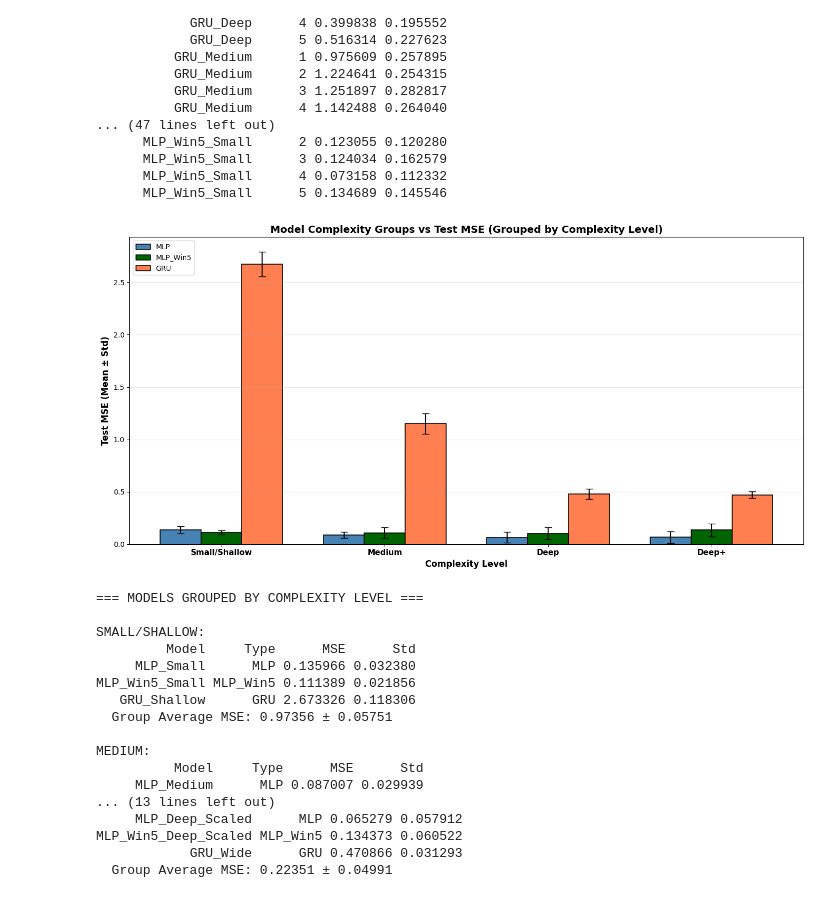
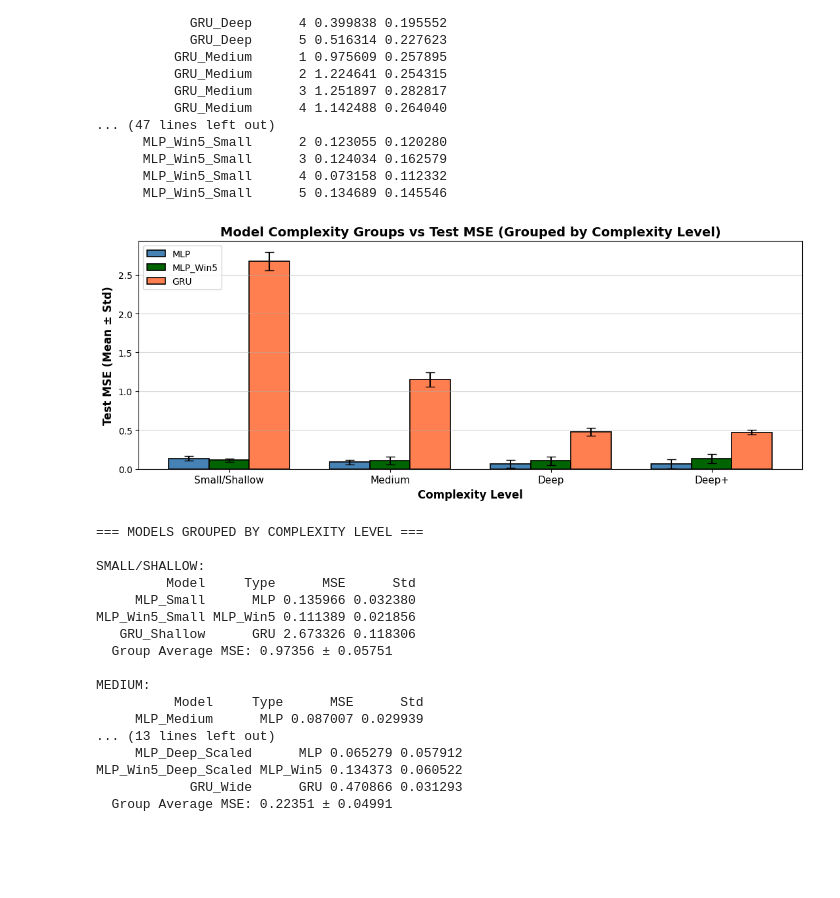
Before and after one commit to theguega/mpc_neural_surrogate, a Jupyter notebook: scripts/mpc_surrogate_training.ipynb, the cells around one changed output. Saved outputs shown, nothing was run; the diff lists cells and outputs as text; code cells hidden in the pictures; blank space fills up the shorter version.

Commit message:
Modification to Plots and Report
Removed rotated words
Updated plots and figures
Cut a bit, but still need to continue cutting

```diff
--- a/scripts/mpc_surrogate_training.ipynb
+++ b/scripts/mpc_surrogate_training.ipynb
@@ -1148,7 +1148,7 @@ for group, models in complexity_groups.items():
             })
 
 # Create grouped bar chart
-fig, ax = plt.subplots(figsize=(14, 7))
+fig, ax = plt.subplots(figsize=(11, 4.5))
 
 # Define bar positions and colors
 groups = list(complexity_groups.keys())
@@ -1174,36 +1174,36 @@ for group in groups:
 
         # Add label only once per type
         label = model_type if model_type not in legend_added else ''
         if model_type not in legend_added:
             legend_added.add(model_type)
 
         ax.bar(x_pos, model_data['MSE'], bar_width,
                yerr=model_data['Std'], label=label,
                capsize=5, edgecolor='black', linewidth=1.2, color=color)
 
     group_index += 1
 
 # Formatting
 ax.set_xlabel('Complexity Level', fontsize=12, fontweight='bold')
 ax.set_ylabel('Test MSE (Mean ± Std)', fontsize=12, fontweight='bold')
 ax.set_title('Model Complexity Groups vs Test MSE (Grouped by Complexity Level)', fontsize=14, fontweight='bold')
 ax.set_xticks(np.arange(len(groups)))
-ax.set_xticklabels(groups, fontsize=11, fontweight='bold')
+ax.set_xticklabels(groups, fontsize=11)
 ax.legend(fontsize=10, loc='upper left')
-ax.grid(True, alpha=0.3, axis='y')
+ax.grid(True, alpha=0.5, axis='y')
 plt.tight_layout()
 plt.show()
 
 # Print summary table
 df_summary = pd.DataFrame(model_info)
 print("\n=== MODELS GROUPED BY COMPLEXITY LEVEL ===")
 for group in groups:
     group_data = df_summary[df_summary['Group'] == group]
     print(f"\n{group.upper()}:")
     print(group_data[['Model', 'Type', 'MSE', 'Std']].to_string(index=False))
     print(f"  Group Average MSE: {group_data['MSE'].mean():.5f} ± {group_data['Std'].mean():.5f}")
 # %% [output]
-[figure, old version]
+[figure, new version]
 === MODELS GROUPED BY COMPLEXITY LEVEL ===
 
 SMALL/SHALLOW:
```
Also changed, not shown: 12 other files.
